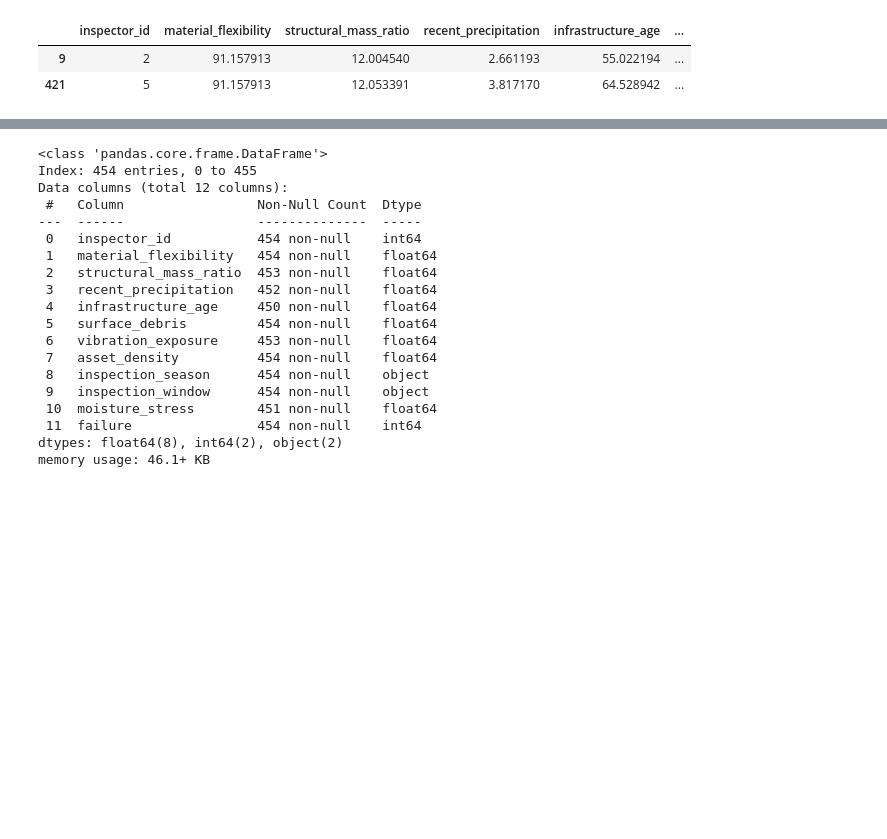
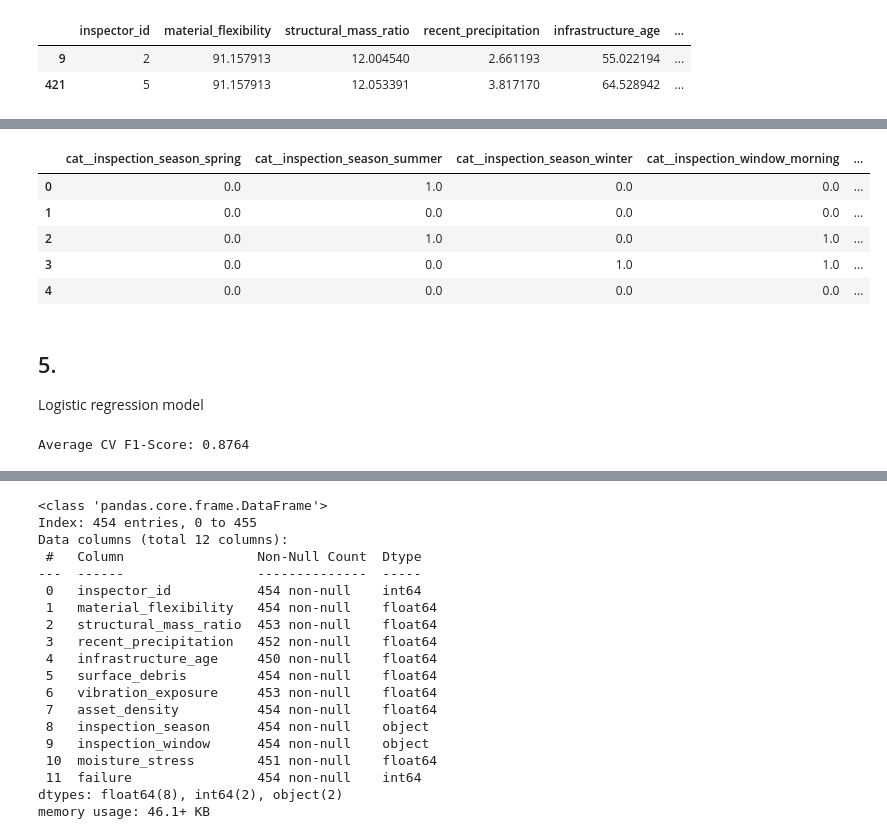
Before and after one commit to dannylee112/Machine-learning-models, a Jupyter notebook: ITNPBD6.ipynb, the cells around one changed output, grey strips where cells are left out. Saved outputs shown, nothing was run; the diff lists cells and outputs as text; code cells hidden in the pictures; blank space fills up the shorter version.

Commit message:
Cleaning data and building logistic regression model

```diff
--- a/ITNPBD6.ipynb
+++ b/ITNPBD6.ipynb
@@ -77,0 +131,3 @@ data_cleaned = urbandata.copy()
+# %%
+X_train_cleaned["inspection_season"] = X_train_cleaned["inspection_season"].replace({"sumer": "summer"})
+X_train_cleaned["inspection_season"].unique()
@@ -77,0 +175,5 @@ data_cleaned = urbandata.copy()
+# %%
+numerical_features = X_train_cleaned.select_dtypes(include = ["int64", "float64"]).columns
+categorical_features = X_train_cleaned.select_dtypes(include = ["object"]).columns
+
+numerical_features, categorical_features
@@ -77,0 +186,28 @@ data_cleaned = urbandata.copy()
+# %%
+from sklearn.preprocessing import OneHotEncoder
+from sklearn.preprocessing import MinMaxScaler
+from sklearn.compose import ColumnTransformer
+
+# define the data preparation for the columns
+#
+# categorical columns will have a one hot encoder applied
+#   (note - we also set this to drop the first "dummy" column, similer to what we did last week; we have also
+#    told it how to handle unknown values, those that don't appear in the training data but do appear in validation
+#    or testing. 'infrequent_if_exist' assigns any unknown values to a separate category)
+#
+# numerical columns will be normalised
+#
+# each processing step also includes the list of columns that it will be applied to
+t = [('cat', OneHotEncoder(drop='first', handle_unknown='infrequent_if_exist'), categorical_features), ('num', MinMaxScaler(), numerical_features)]
+col_transform = ColumnTransformer(transformers=t)
+
+
+# fit() works out which columns to make and stores them in "enc"
+col_transform.fit(X_train_cleaned)
+
+# transform() then makes those columns in the data set we provide
+X_train_encoded = col_transform.transform(X_train_cleaned)
+
+# X_train_encoded will now be a numpy array, which can be used for training
+# the columns in this are the raw data
+print(X_train_encoded)
@@ -77,0 +222,32 @@ data_cleaned = urbandata.copy()
+# %%
+column_names = col_transform.get_feature_names_out()
+
+# 2. Create the DataFrame using the numpy array and the new names
+X_train_df = pd.DataFrame(X_train_encoded, columns=column_names)
+
+# 3. View the first few rows
+display(X_train_df.head())
+# %% [output]
+|  | cat__inspection_season_spring | cat__inspection_season_summer | cat__inspection_season_winter | cat__inspection_window_morning | ... |
+| 0 | 0.0 | 1.0 | 0.0 | 0.0 | ... |
+| 1 | 0.0 | 0.0 | 0.0 | 0.0 | ... |
+| 2 | 0.0 | 1.0 | 0.0 | 1.0 | ... |
+| 3 | 0.0 | 0.0 | 1.0 | 1.0 | ... |
+| 4 | 0.0 | 0.0 | 0.0 | 0.0 | ... |
+# %% [markdown]
+## 5.
+
+Logistic regression model
+# %%
+from sklearn.linear_model import LogisticRegression
+from sklearn.model_selection import cross_val_score
+
+# Initialize the model
+# 'liblinear' is good for small datasets like urbandata.csv
+log_reg = LogisticRegression(solver='liblinear', random_state=42)
+
+# Get the average F1-score across 5 folds
+scores = cross_val_score(log_reg, X_train_encoded, y_train, cv=5, scoring='f1')
+print(f"Average CV F1-Score: {scores.mean():.4f}")
+# %% [output]
+Average CV F1-Score: 0.8764
```
Also changed, not shown: parts of 25 cells of this notebook.
